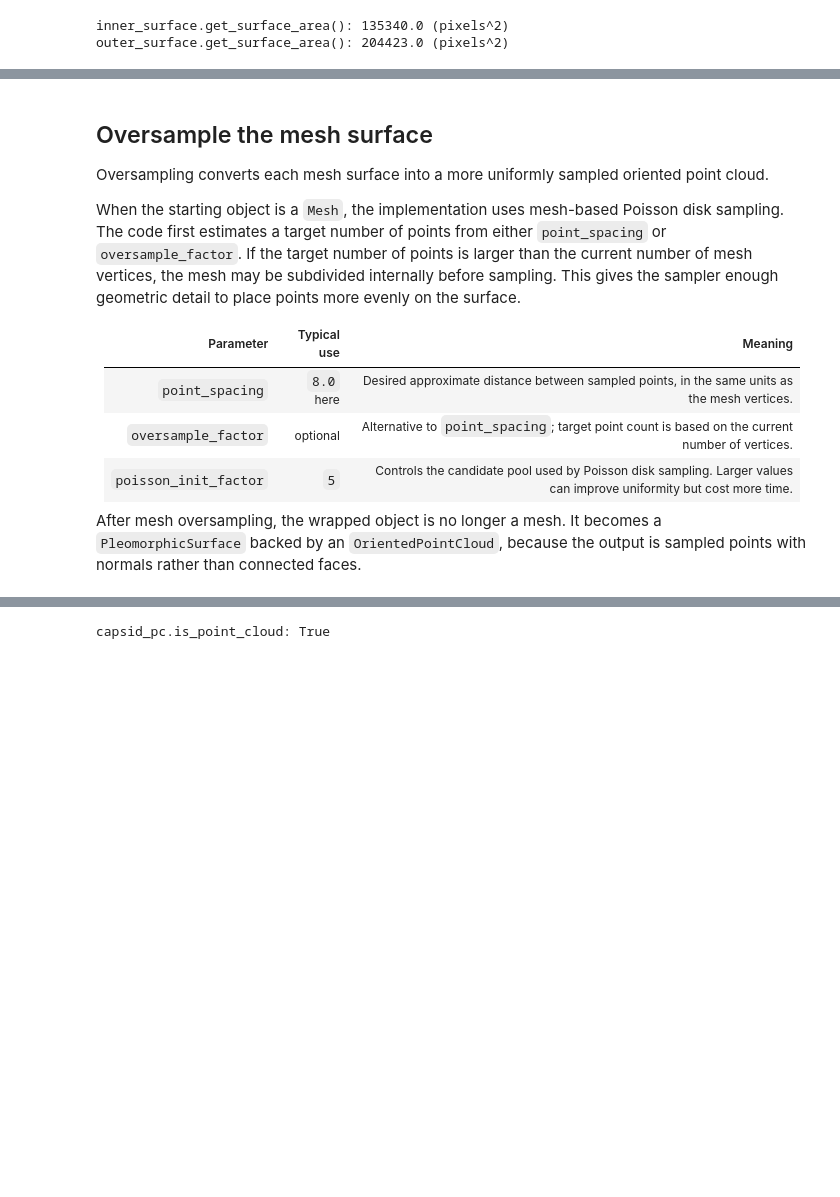
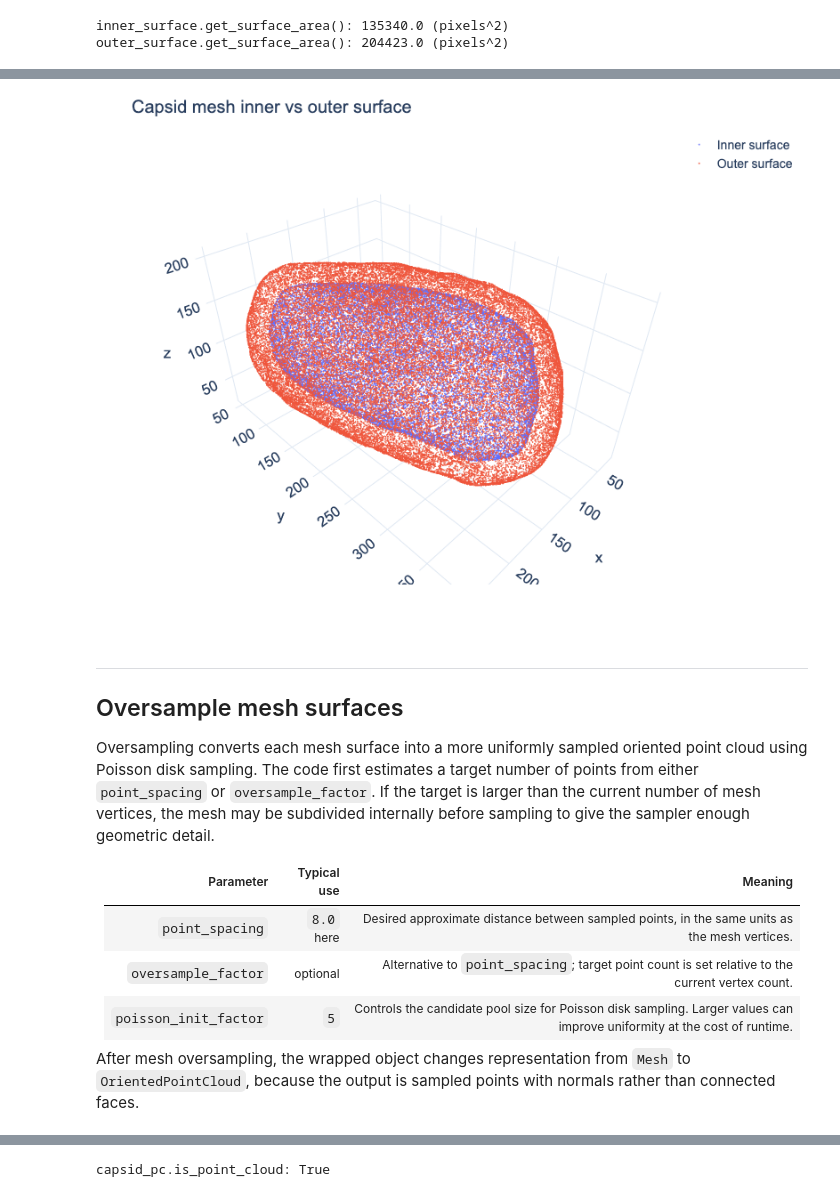
Before and after one commit to turonova/cryoCAT, a Jupyter notebook: docs/source/tutorials/surface_sampling/oversample_capsid.ipynb, the cells around one changed output, grey strips where cells are left out. Cells and saved outputs as stored; diff of their text form; code cells hidden in the pictures; blank space fills up the shorter version.

Commit message:
Updated surface sampling tutorial with plots

```diff
--- a/docs/source/tutorials/surface_sampling/oversample_capsid.ipynb
+++ b/docs/source/tutorials/surface_sampling/oversample_capsid.ipynb
@@ -143,17 +180,21 @@ outer_surface.get_surface_area(): 204423.0 (pixels^2)
+# %%
+Image("plots/capsid_mesh_inner_vs_outer_surface.png", width=800, height=600)
+# %% [output]
+[figure, added]
 # %% [markdown]
-## Oversample the mesh surface
+---
 
-Oversampling converts each mesh surface into a more uniformly sampled oriented point cloud.
+## Oversample mesh surfaces
 
-When the starting object is a `Mesh`, the implementation uses mesh-based Poisson disk sampling. The code first estimates a target number of points from either `point_spacing` or `oversample_factor`. If the target number of points is larger than the current number of mesh vertices, the mesh may be subdivided internally before sampling. This gives the sampler enough geometric detail to place points more evenly on the surface.
+Oversampling converts each mesh surface into a more uniformly sampled oriented point cloud using Poisson disk sampling. The code first estimates a target number of points from either `point_spacing` or `oversample_factor`. If the target is larger than the current number of mesh vertices, the mesh may be subdivided internally before sampling to give the sampler enough geometric detail.
 
 | Parameter | Typical use | Meaning |
-|---|---:|---|
+|-----------|------------|---------|
 | `point_spacing` | `8.0` here | Desired approximate distance between sampled points, in the same units as the mesh vertices. |
-| `oversample_factor` | optional | Alternative to `point_spacing`; target point count is based on the current number of vertices. |
-| `poisson_init_factor` | `5` | Controls the candidate pool used by Poisson disk sampling. Larger values can improve uniformity but cost more time. |
+| `oversample_factor` | optional | Alternative to `point_spacing`; target point count is set relative to the current vertex count. |
+| `poisson_init_factor` | `5` | Controls the candidate pool size for Poisson disk sampling. Larger values can improve uniformity at the cost of runtime. |
 
-After mesh oversampling, the wrapped object is no longer a mesh. It becomes a `PleomorphicSurface` backed by an `OrientedPointCloud`, because the output is sampled points with normals rather than connected faces.
+After mesh oversampling, the wrapped object changes representation from `Mesh` to `OrientedPointCloud`, because the output is sampled points with normals rather than connected faces.
 # %%
 spacing = 8.0  # same units as mesh vertices (voxels here)
 
```
Also changed, not shown: parts of 35 cells of this notebook, 3 other files.
